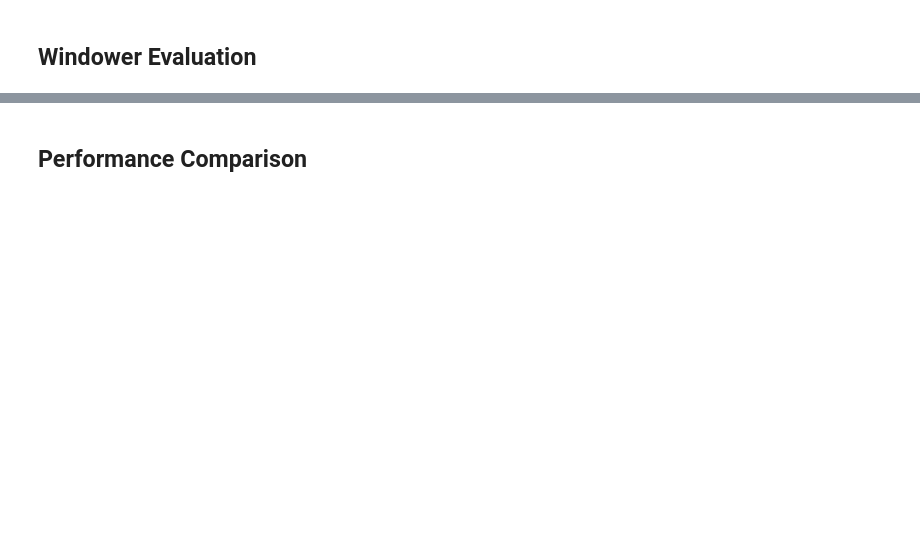
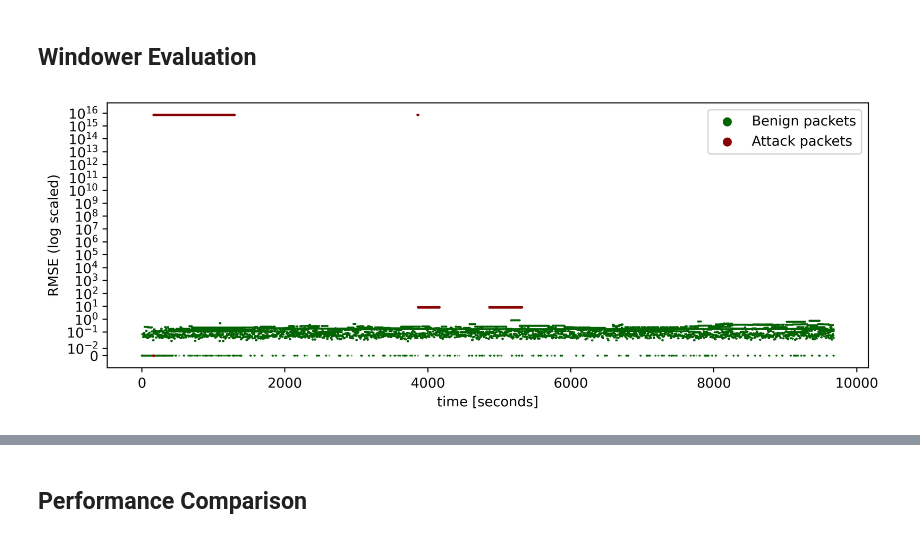
Before and after one commit to xGoldy/Windower, a Jupyter notebook: examples/03_perf_comparison.ipynb, the cells around one changed output, grey strips where cells are left out. Saved outputs shown, nothing was run; the diff lists cells and outputs as text; code cells hidden in the pictures; blank space fills up the shorter version.

```diff
--- a/examples/03_perf_comparison.ipynb
+++ b/examples/03_perf_comparison.ipynb
@@ -18,2 +41,6 @@ WORK_DIR = 'work'
+# %%
+# Load predictions from Windower
+pkt_rmse_windower   = np.genfromtxt(os.path.join(WORK_DIR, 'predictions_windower_pkts.rmse'), delimiter='\n')
+winds_rmse_windower = np.genfromtxt(os.path.join(WORK_DIR, 'predictions_windower_winds.rmse'), delimiter='\n')
 # %% [markdown]
 ## Statistics Plotting and Auxilliary Functions
@@ -24,2 +144,7 @@ Details about the evaluation will be added soon.
 # %% [markdown]
 ## Windower Evaluation
+# %%
+# Per-packet RMSEs by time
+plot_pkt_rmses(pkt_rmse_windower, pkt_labels, pkt_timestamps)
+# %% [output]
+[figure, added]
```
Also changed, not shown: parts of 16 cells of this notebook, 1 other file.
